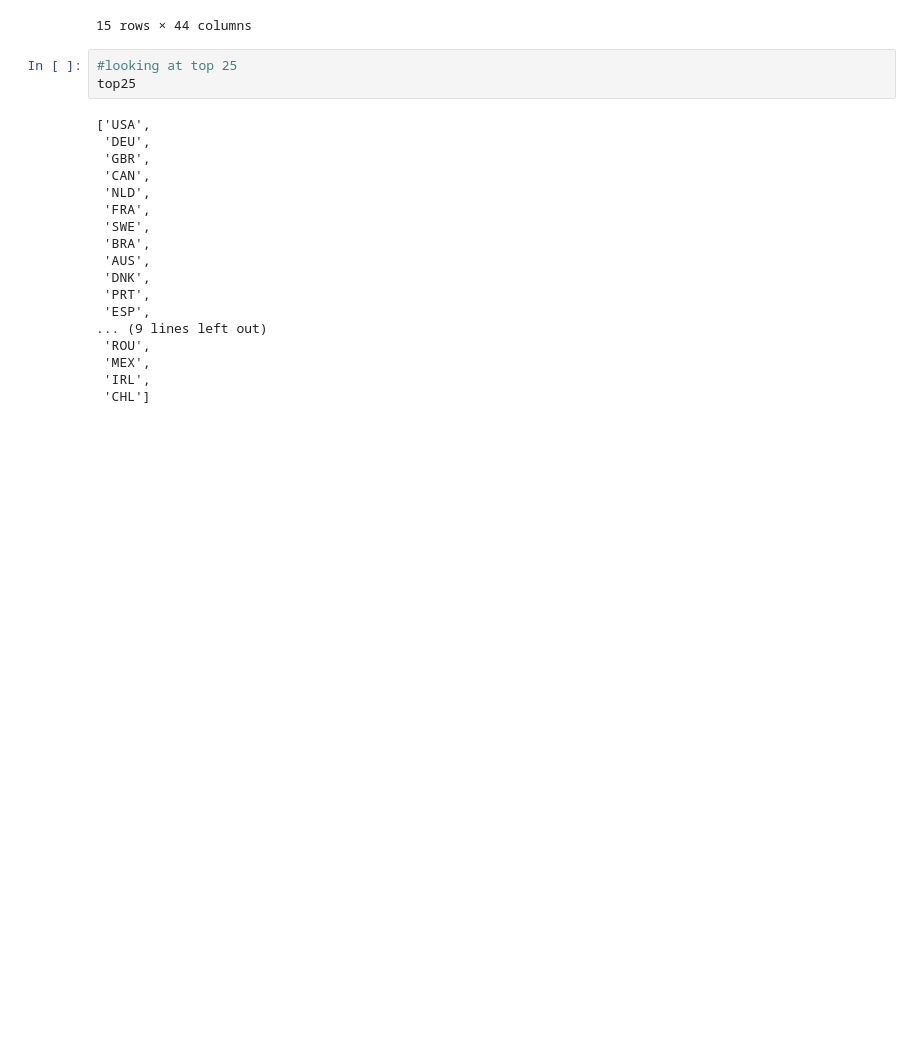
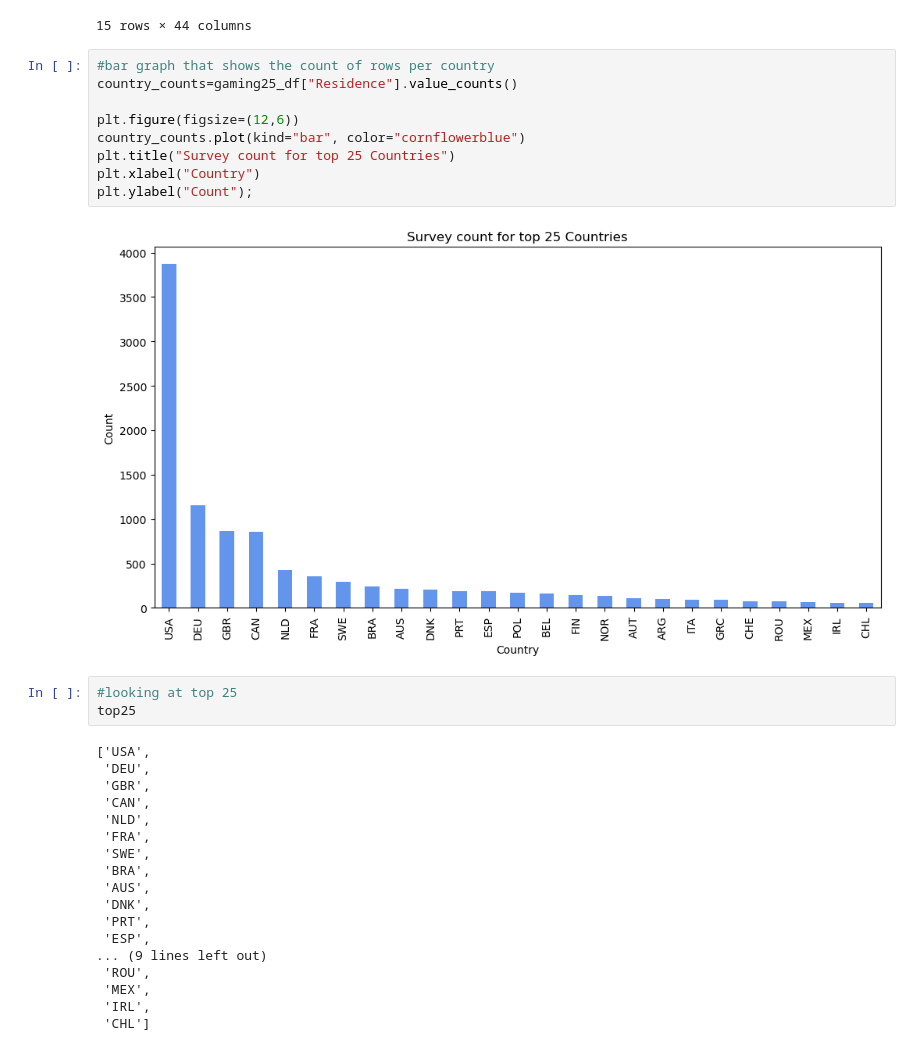
Before and after one commit to ComfyKoala/Project_1_Group_1, a Jupyter notebook: maribels_analysis/maribels_analysis.ipynb, the cells around one changed output. Drawn from its saved outputs; the diff is of its cells as text; blank space fills up the shorter version.

```diff
--- a/maribels_analysis/maribels_analysis.ipynb
+++ b/maribels_analysis/maribels_analysis.ipynb
@@ -171,6 +171,17 @@ gaming25_df.head(15)
 | 14 | 15 | 16 | Male | 18 | AUS | AUS | Student at college / university | High school diploma (or equivalent) | Other | ... |
 | 15 | 16 | 17 | Female | 24 | GBR | GBR | Unemployed / between jobs | Bachelor (or equivalent) | Other | ... |
 15 rows × 44 columns
+# %%
+#bar graph that shows the count of rows per country
+country_counts=gaming25_df["Residence"].value_counts()
+
+plt.figure(figsize=(12,6))
+country_counts.plot(kind="bar", color="cornflowerblue")
+plt.title("Survey count for top 25 Countries")
+plt.xlabel("Country")
+plt.ylabel("Count");
+# %% [output]
+[figure, added]
 # %%
 #looking at top 25
 top25
```
Also changed, not shown: parts of 5 cells of this notebook.
